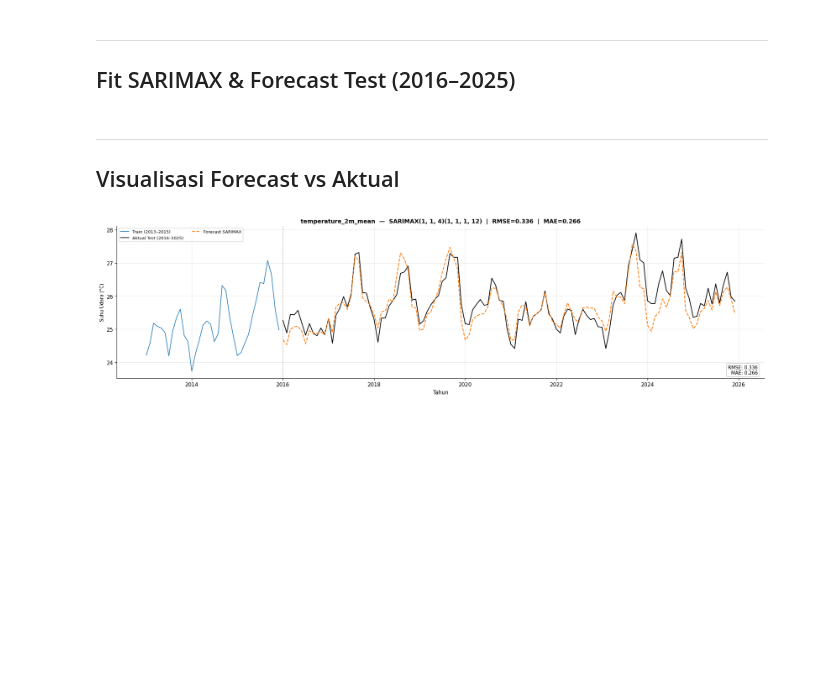
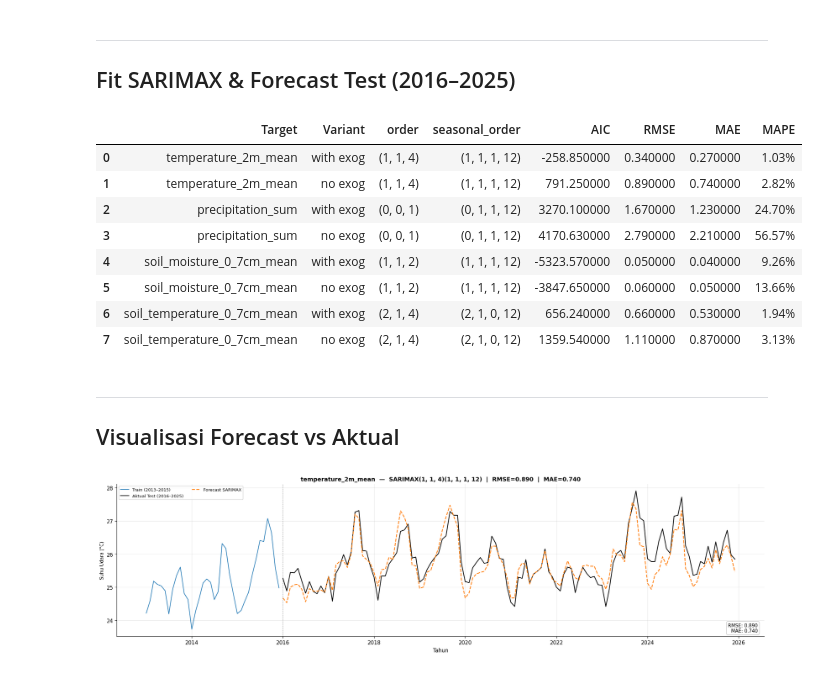
Before and after one commit to AghnatHs/climate-forecasting-support-for-planting-calendar-daming2026-k1p6, a Jupyter notebook: 03_Modeling_SARIMAX.ipynb, the cells around one changed output. Cells and saved outputs as stored; diff of their text form; code cells hidden in the pictures; blank space fills up the shorter version.

Commit message:
Update to include no-exog

```diff
--- a/03_Modeling_SARIMAX.ipynb
+++ b/03_Modeling_SARIMAX.ipynb
@@ -90,42 +90,77 @@ ORDERS = {
     COL_TEMP_2M_MEAN:          ((1, 1, 4), (1, 1, 1, 12)),
     COL_PRECIPITATION_SUM:     ((0, 0, 1), (0, 1, 1, 12)),
     COL_SOIL_MOIST_0_7CM_MEAN: ((1, 1, 2), (1, 1, 1, 12)),
-    COL_SOIL_TEMP_0_7CM_MEAN:  ((2, 1, 4), (1, 1, 1, 12)),
+    COL_SOIL_TEMP_0_7CM_MEAN:  ((2, 1, 4), (2, 1, 0, 12)),
 }
 
 fits, forecasts, conf_ints = {}, {}, {}
+fits_noexog, forecasts_noexog, conf_ints_noexog = {}, {}, {}
 metrics = []
 
 for col, (order, sorder) in ORDERS.items():
     # Align endog ke index exog (jaga jika exog di-diff -> kehilangan baris awal)
     y_train = train[col].loc[exog_train.index]
     y_test  = test[col].loc[exog_test.index]
 
     model = SARIMAX(
         y_train,
         exog=exog_train,
         order=order,
         seasonal_order=sorder,
         enforce_stationarity=False,
         enforce_invertibility=False,
     )
+    model_without_exog = SARIMAX(
+        y_train,
+        order=order,
+        seasonal_order=sorder,
+        enforce_stationarity=False,
+        enforce_invertibility=False,
+    )
     res = model.fit(disp=False)
+    res_noexog = model_without_exog.fit(disp=False)
     fits[col] = res
+    fits_noexog[col] = res_noexog
 
     fc   = res.get_forecast(steps=len(y_test), exog=exog_test)
     yhat = fc.predicted_mean
     ci   = fc.conf_int(alpha=0.05)
     forecasts[col] = yhat
     conf_ints[col] = ci
 
+    fc_ne   = res_noexog.get_forecast(steps=len(y_test))
+    yhat_ne = fc_ne.predicted_mean
+    ci_ne   = fc_ne.conf_int(alpha=0.05)
+    forecasts_noexog[col] = yhat_ne
+    conf_ints_noexog[col] = ci_ne
+
     rmse = np.sqrt(((y_test - yhat) ** 2).mean())
     mae  = (y_test - yhat).abs().mean()
     mape = (y_test - yhat).abs().div(y_test.abs()).mean() * 100
-    metrics.append({'Target': col, 'order': order, 'seasonal_order': sorder,
+    metrics.append({'Target': col, 'Variant': 'with exog',
+                    'order': order, 'seasonal_order': sorder,
                     'AIC': round(res.aic, 2), 'RMSE': round(rmse, 2),
                     'MAE': round(mae, 2), 'MAPE': f"{mape:.2f}%"})
 
+    rmse_ne = np.sqrt(((y_test - yhat_ne) ** 2).mean())
+    mae_ne  = (y_test - yhat_ne).abs().mean()
+    mape_ne = (y_test - yhat_ne).abs().div(y_test.abs()).mean() * 100
+    metrics.append({'Target': col, 'Variant': 'no exog',
+                    'order': order, 'seasonal_order': sorder,
+                    'AIC': round(res_noexog.aic, 2), 'RMSE': round(rmse_ne, 2),
+                    'MAE': round(mae_ne, 2), 'MAPE': f"{mape_ne:.2f}%"})
+
 display(pd.DataFrame(metrics).style.set_properties(**{'text-align': 'left'}))
+# %% [output]
+|  | Target | Variant | order | seasonal_order | AIC | RMSE | MAE | MAPE |
+| 0 | temperature_2m_mean | with exog | (1, 1, 4) | (1, 1, 1, 12) | -258.850000 | 0.340000 | 0.270000 | 1.03% |
+| 1 | temperature_2m_mean | no exog | (1, 1, 4) | (1, 1, 1, 12) | 791.250000 | 0.890000 | 0.740000 | 2.82% |
+| 2 | precipitation_sum | with exog | (0, 0, 1) | (0, 1, 1, 12) | 3270.100000 | 1.670000 | 1.230000 | 24.70% |
+| 3 | precipitation_sum | no exog | (0, 0, 1) | (0, 1, 1, 12) | 4170.630000 | 2.790000 | 2.210000 | 56.57% |
+| 4 | soil_moisture_0_7cm_mean | with exog | (1, 1, 2) | (1, 1, 1, 12) | -5323.570000 | 0.050000 | 0.040000 | 9.26% |
+| 5 | soil_moisture_0_7cm_mean | no exog | (1, 1, 2) | (1, 1, 1, 12) | -3847.650000 | 0.060000 | 0.050000 | 13.66% |
+| 6 | soil_temperature_0_7cm_mean | with exog | (2, 1, 4) | (2, 1, 0, 12) | 656.240000 | 0.660000 | 0.530000 | 1.94% |
+| 7 | soil_temperature_0_7cm_mean | no exog | (2, 1, 4) | (2, 1, 0, 12) | 1359.540000 | 1.110000 | 0.870000 | 3.13% |
 # %% [markdown]
 ---
 ## Visualisasi Forecast vs Aktual
```
Also changed, not shown: parts of 1 cell of this notebook.
